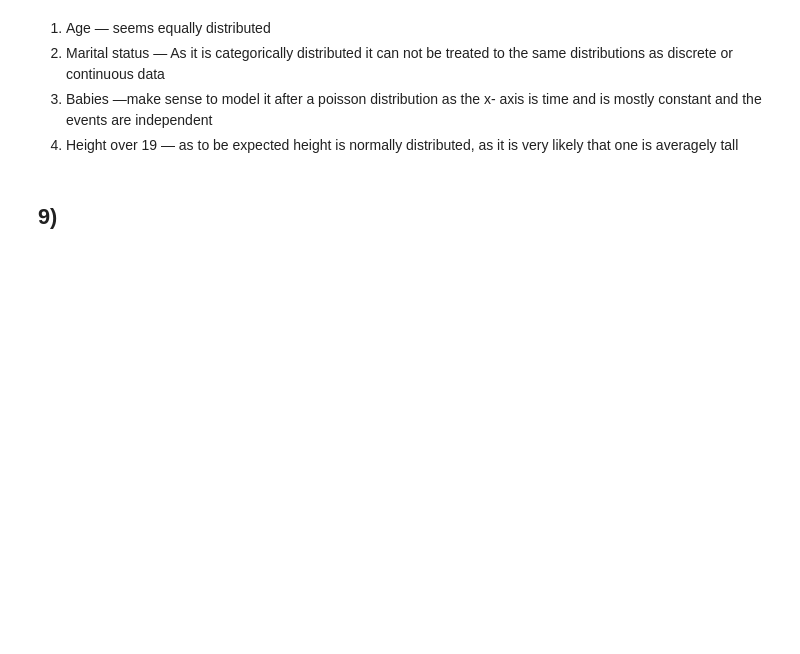
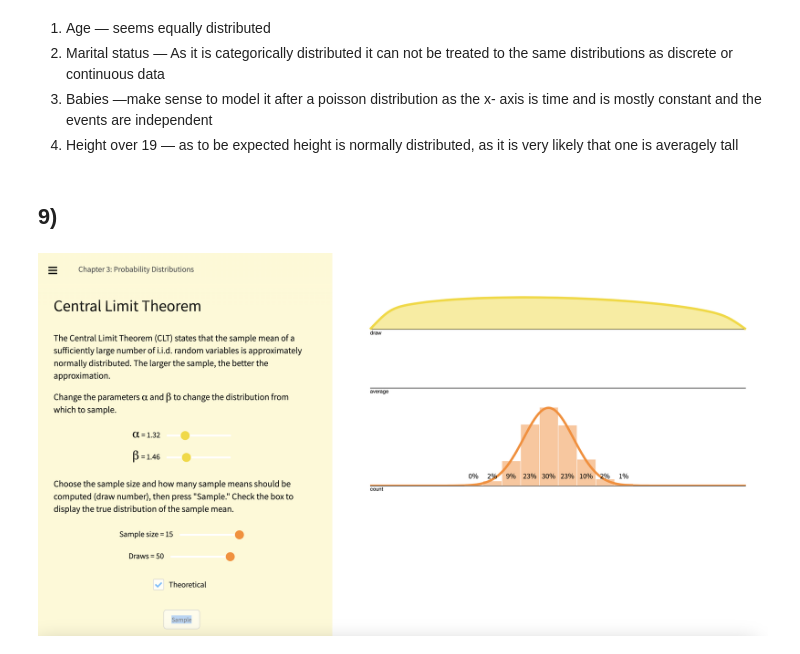
Before and after one commit to NickIsThere/AssessmentPDS2, a Jupyter notebook: Assessment2.ipynb, the cells around one changed output. Saved outputs shown, nothing was run; the diff lists cells and outputs as text; code cells hidden in the pictures; blank space fills up the shorter version.

```diff
--- a/Assessment2.ipynb
+++ b/Assessment2.ipynb
@@ -285,3 +274,8 @@ sns.histplot(height_over_19, kde=True, color='red')
 4. Height over 19 — as to be expected height is normally distributed, as it is very likely that one is averagely tall
 # %% [markdown]
 ## 9)
+# %%
+## a)
+Image(filename="normalDist.png", width=800, height=400)
+# %% [output]
+[figure, added]
```
Also changed, not shown: parts of 9 cells of this notebook, 4 other files.
